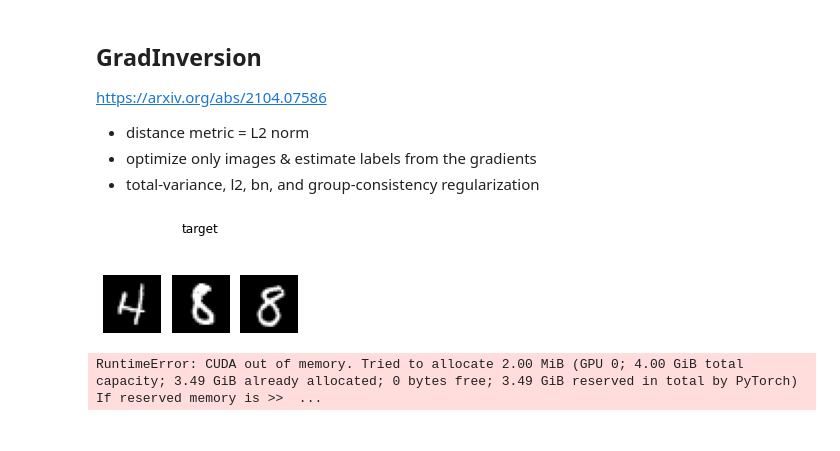
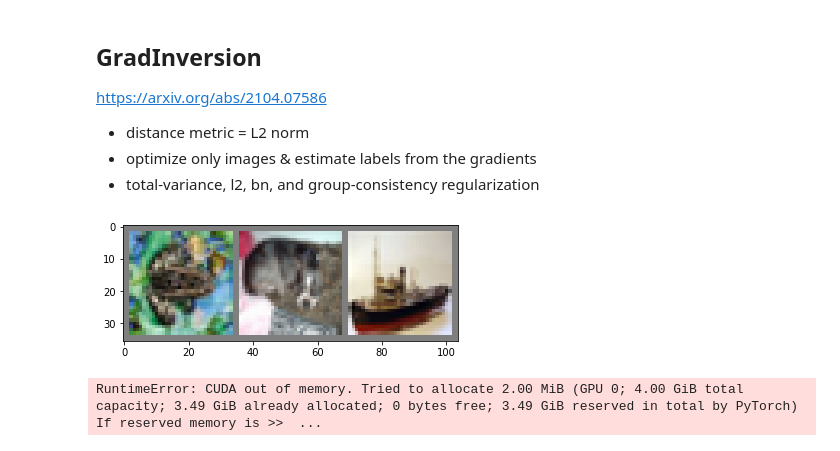
Before and after one commit to hiepvo01/GANs, a Jupyter notebook: GradientInversion/gradientInversion.ipynb, the cells around one changed output. Cells and saved outputs as stored; diff of their text form; code cells hidden in the pictures.

```diff
--- a/GradientInversion/gradientInversion.ipynb
+++ b/GradientInversion/gradientInversion.ipynb
@@ -115,0 +44,19 @@ for data in dataloader:
+# %%
+transform = transforms.Compose(
+    [transforms.ToTensor(),
+     transforms.Normalize((0.5, 0.5, 0.5), (0.5, 0.5, 0.5))])
+
+batch_size = 3
+
+trainset = torchvision.datasets.CIFAR10(root='./data', train=True,
+                                        download=True, transform=transform)
+trainloader = torch.utils.data.DataLoader(trainset, batch_size=batch_size,
+                                          shuffle=True, num_workers=2)
+
+testset = torchvision.datasets.CIFAR10(root='./data', train=False,
+                                       download=True, transform=transform)
+testloader = torch.utils.data.DataLoader(testset, batch_size=batch_size,
+                                         shuffle=False, num_workers=2)
+
+classes = ('plane', 'car', 'bird', 'cat',
+           'deer', 'dog', 'frog', 'horse', 'ship', 'truck')
@@ -305,45 +243,41 @@ https://arxiv.org/abs/2104.07586
 # %%
 batch_size = 3
 
-fig = plt.figure(figsize=(3, 2))
-for bi in range(batch_size):
-    ax = fig.add_subplot(1, batch_size, bi+1)
-    ax.imshow(x[bi].cpu().detach().numpy()[0], cmap="gray")
-    ax.axis("off")
-plt.suptitle("target")
-plt.tight_layout()
-plt.show()
+imshow(torchvision.utils.make_grid(images[:3].cpu()))
 
 criterion = nn.CrossEntropyLoss()
-net = LeNet(channel=channel, hideen=hidden, num_classes=num_classes)
+net = LeNet(channel=3, hideen=768, num_classes=10)
 net.to(device)
-pred = net(x[:batch_size])
-loss = criterion(pred, y[:batch_size])
+pred = net(images[:batch_size])
+loss = criterion(pred, labels[:batch_size])
 received_gradients = torch.autograd.grad(loss, net.parameters())
 received_gradients = [cg.detach() for cg in received_gradients]
 
-gradinversion = GradientInversion_Attack(net, (1, 28, 28), num_iteration=10000,
+gradinversion = GradientInversion_Attack(net, (3, 32, 32), num_iteration=2200,
                                     lr=1e2, log_interval=0,
                                     optimizer_class=torch.optim.SGD,
                                     distancename="l2", optimize_label=False,
                                     bn_reg_layers=[net.body[1], net.body[4], net.body[7]],
-                                    group_num = 5,
+                                    group_num = 3,
                                     tv_reg_coef=0.00, l2_reg_coef=0.0001,
                                     bn_reg_coef=0.001, gc_reg_coef=0.001, device=device)
 
 result = gradinversion.group_attack(received_gradients, batch_size=batch_size)
 
 fig = plt.figure()
 for bid in range(batch_size):
     ax1 = fig.add_subplot(2, batch_size, bid+1)
-    ax1.imshow((sum(result[0]) / len(result[0])).cpu().detach().numpy()[bid][0], cmap="gray")
+    test_img = torch.from_numpy(((sum(result[0]) / len(result[0])).cpu().detach().numpy()[bid]))
+    img1 = test_img.swapaxes(0,1)
+    img1 = img1.swapaxes(1,2)
+    ax1.imshow(torchvision.utils.make_grid(img1))
+    ax1.set_title(result[1][0][bid].item())
     ax1.axis("off")
-    ax1.set_title(result[1][0][bid].item())
     ax2 = fig.add_subplot(2, batch_size, batch_size+bid+1)
-    ax2.imshow(cv2.medianBlur((sum(result[0]) / len(result[0])).cpu().detach().numpy()[bid][0], 3), cmap="gray")
+    ax2.imshow((sum(result[0]) / len(result[0])).cpu().detach().numpy()[bid][0], cmap="gray")
     ax2.axis("off")
 
 plt.suptitle("Result of GradInversion")
 # %% [output]
-[figure, old version]
+[figure, new version]
 RuntimeError: CUDA out of memory. Tried to allocate 2.00 MiB (GPU 0; 4.00 GiB total capacity; 3.49 GiB already allocated; 0 bytes free; 3.49 GiB reserved in total by PyTorch) If reserved memory is >>  ...
```
Also changed, not shown: parts of 13 cells of this notebook, 5 other files.
